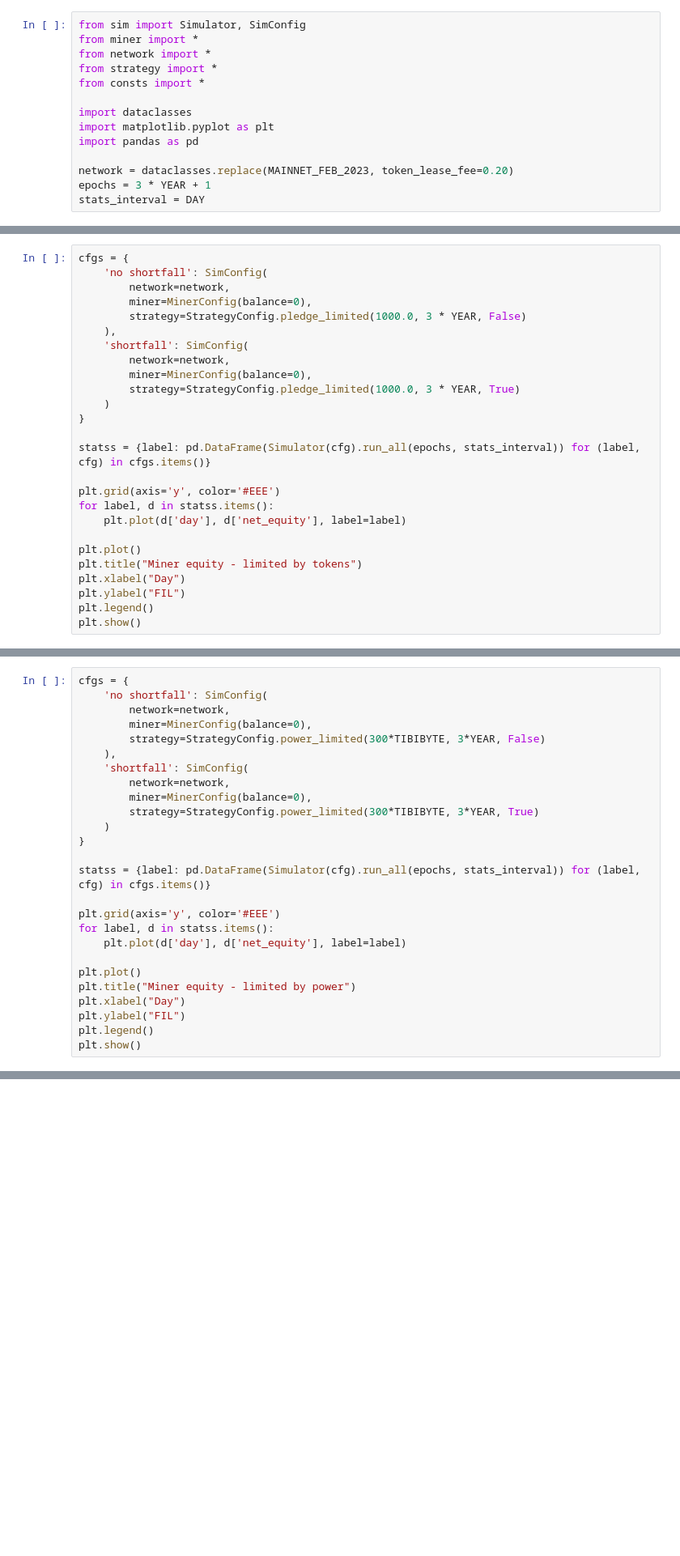
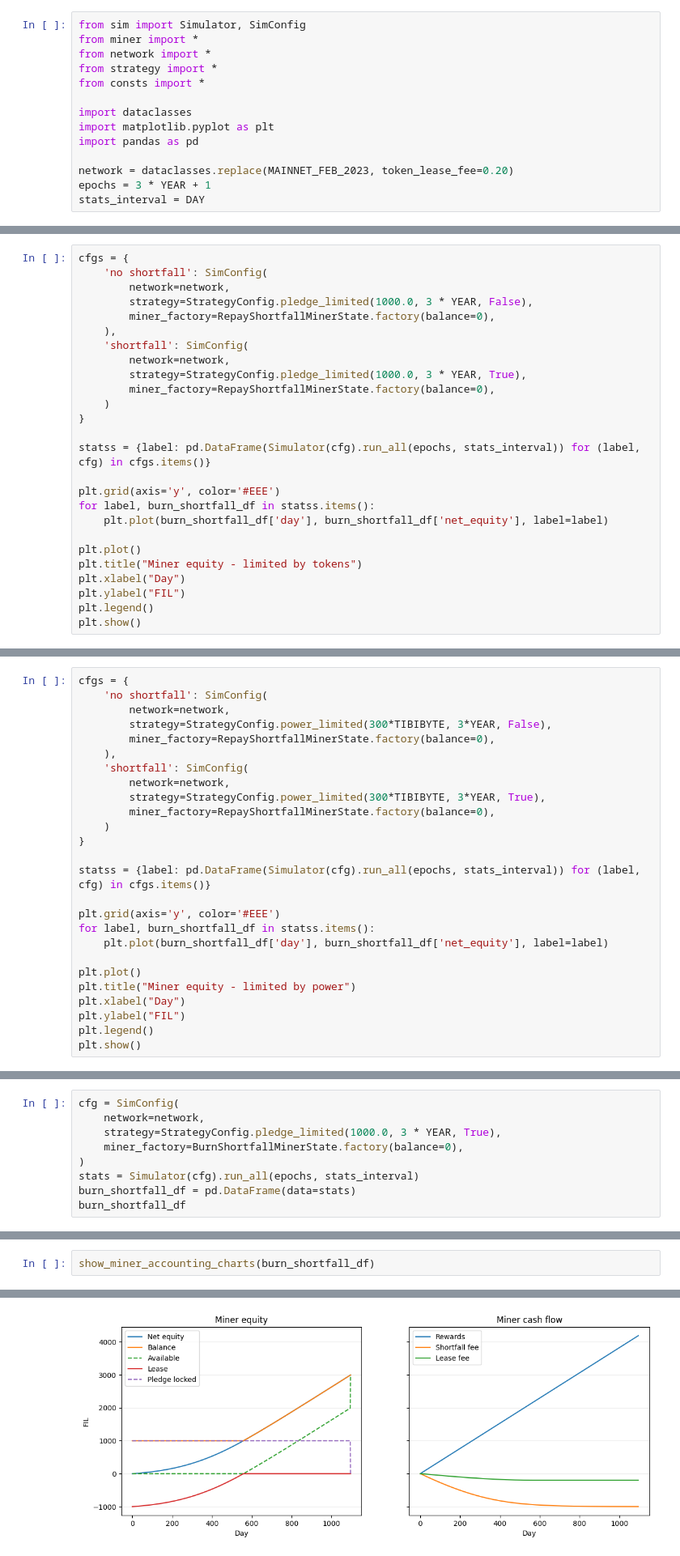
Before and after one commit to anorth/shortfall, a Jupyter notebook: explore.ipynb, the cells around one changed output, grey strips where cells are left out. Shown at 81% size. Drawn from its saved outputs; the diff is of its cells as text; blank space fills up the shorter version.

```diff
--- a/explore.ipynb
+++ b/explore.ipynb
@@ -68,21 +73,21 @@ plt.show()
 cfgs = {
     'no shortfall': SimConfig(
         network=network,
-        miner=MinerConfig(balance=0),
-        strategy=StrategyConfig.pledge_limited(1000.0, 3 * YEAR, False)
+        strategy=StrategyConfig.pledge_limited(1000.0, 3 * YEAR, False),
+        miner_factory=RepayShortfallMinerState.factory(balance=0),
     ),
     'shortfall': SimConfig(
         network=network,
-        miner=MinerConfig(balance=0),
-        strategy=StrategyConfig.pledge_limited(1000.0, 3 * YEAR, True)
+        strategy=StrategyConfig.pledge_limited(1000.0, 3 * YEAR, True),
+        miner_factory=RepayShortfallMinerState.factory(balance=0),
     )
 }
 
 statss = {label: pd.DataFrame(Simulator(cfg).run_all(epochs, stats_interval)) for (label, cfg) in cfgs.items()}
 
 plt.grid(axis='y', color='#EEE')
-for label, d in statss.items():
-    plt.plot(d['day'], d['net_equity'], label=label)
+for label, burn_shortfall_df in statss.items():
+    plt.plot(burn_shortfall_df['day'], burn_shortfall_df['net_equity'], label=label)
 
 plt.plot()
 plt.title("Miner equity - limited by tokens")
@@ -96,21 +101,21 @@ plt.show()
 cfgs = {
     'no shortfall': SimConfig(
         network=network,
-        miner=MinerConfig(balance=0),
-        strategy=StrategyConfig.power_limited(300*TIBIBYTE, 3*YEAR, False)
+        strategy=StrategyConfig.power_limited(300*TIBIBYTE, 3*YEAR, False),
+        miner_factory=RepayShortfallMinerState.factory(balance=0),
     ),
     'shortfall': SimConfig(
         network=network,
-        miner=MinerConfig(balance=0),
-        strategy=StrategyConfig.power_limited(300*TIBIBYTE, 3*YEAR, True)
+        strategy=StrategyConfig.power_limited(300*TIBIBYTE, 3*YEAR, True),
+        miner_factory=RepayShortfallMinerState.factory(balance=0),
     )
 }
 
 statss = {label: pd.DataFrame(Simulator(cfg).run_all(epochs, stats_interval)) for (label, cfg) in cfgs.items()}
 
 plt.grid(axis='y', color='#EEE')
-for label, d in statss.items():
-    plt.plot(d['day'], d['net_equity'], label=label)
+for label, burn_shortfall_df in statss.items():
+    plt.plot(burn_shortfall_df['day'], burn_shortfall_df['net_equity'], label=label)
 
 plt.plot()
 plt.title("Miner equity - limited by power")
@@ -122,0 +130,9 @@ plt.show()
+# %%
+cfg = SimConfig(
+    network=network,
+    strategy=StrategyConfig.pledge_limited(1000.0, 3 * YEAR, True),
+    miner_factory=BurnShortfallMinerState.factory(balance=0),
+)
+stats = Simulator(cfg).run_all(epochs, stats_interval)
+burn_shortfall_df = pd.DataFrame(data=stats)
+burn_shortfall_df
@@ -122,0 +153,3 @@ plt.show()
+# %%
+show_miner_accounting_charts(burn_shortfall_df)
+# %% [output]
@@ -122,0 +157 @@ plt.show()
+[figure, added]
```
Also changed, not shown: parts of 8 cells of this notebook, 5 other files.
